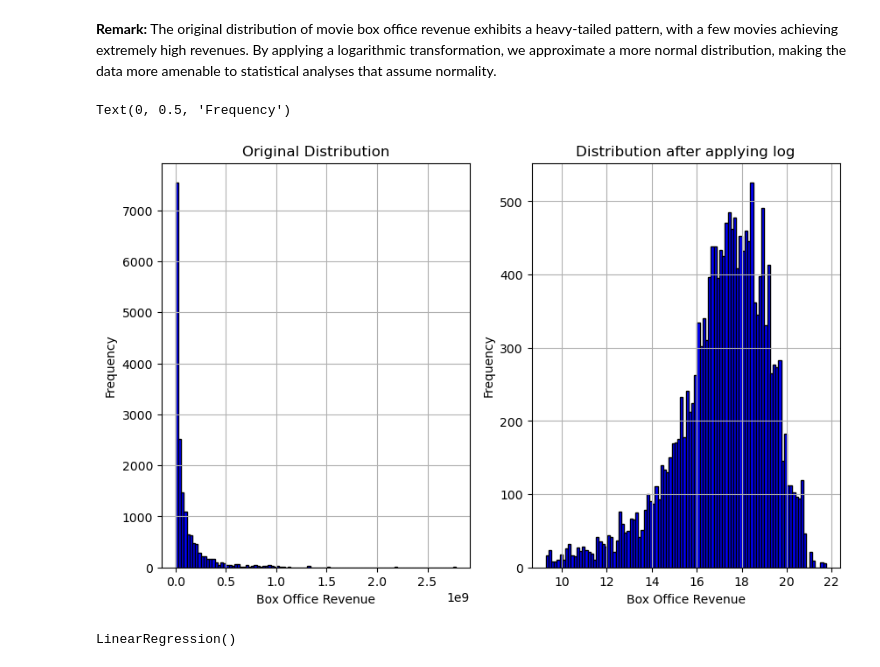
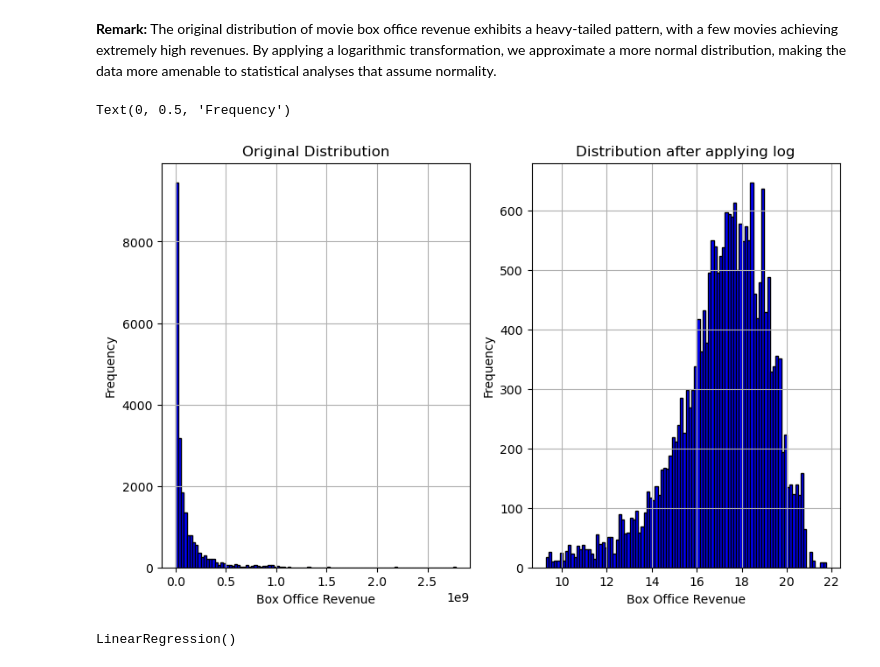
Before and after one commit to epfl-ada/ada-2023-project-adaflix, a Jupyter notebook: milestone_2.ipynb, the cells around one changed output. Saved outputs shown, nothing was run; the diff lists cells and outputs as text; code cells hidden in the pictures.

```diff
--- a/milestone_2.ipynb
+++ b/milestone_2.ipynb
@@ -467,18 +376,18 @@ movie_character_metadata.sample(3)
 # %%
 fig, axs = plt.subplots(1, 2, figsize=(10, 6))
 
 # Plotting the original distribution and the distribution after applying log function on the revenue feature
-movie_character_metadata_train["Movie box office revenue"].hist(ax=axs[0], bins=100, color='blue', edgecolor='black')
-movie_character_metadata_train["Movie box office revenue"].apply(lambda x: np.log(x)).hist(ax=axs[1], bins=100, color='blue', edgecolor='black')
+movie_character_metadata["Movie box office revenue"].hist(ax=axs[0], bins=100, color='blue', edgecolor='black')
+movie_character_metadata["Movie box office revenue"].apply(lambda x: np.log(x)).hist(ax=axs[1], bins=100, color='blue', edgecolor='black')
 axs[0].set_title('Original Distribution')
 axs[0].set_xlabel('Box Office Revenue')
 axs[0].set_ylabel('Frequency')
 axs[1].set_title('Distribution after applying log')
 axs[1].set_xlabel('Box Office Revenue')
 axs[1].set_ylabel('Frequency')
 # %% [output]
 Text(0, 0.5, 'Frequency')
-[figure, old version]
+[figure, new version]
 # %%
 le = preprocessing.LabelEncoder()
 
```
Also changed, not shown: parts of 36 cells of this notebook, 5 other files.
